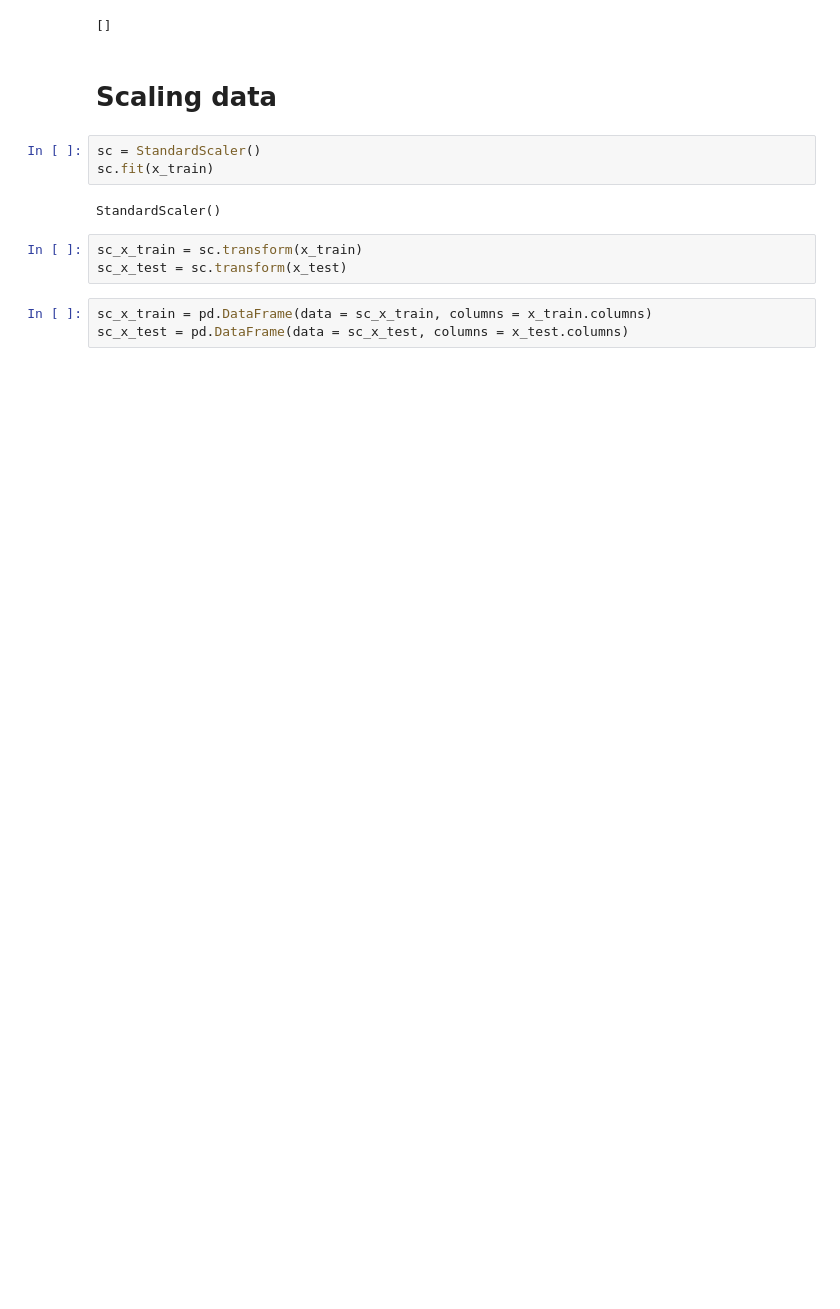
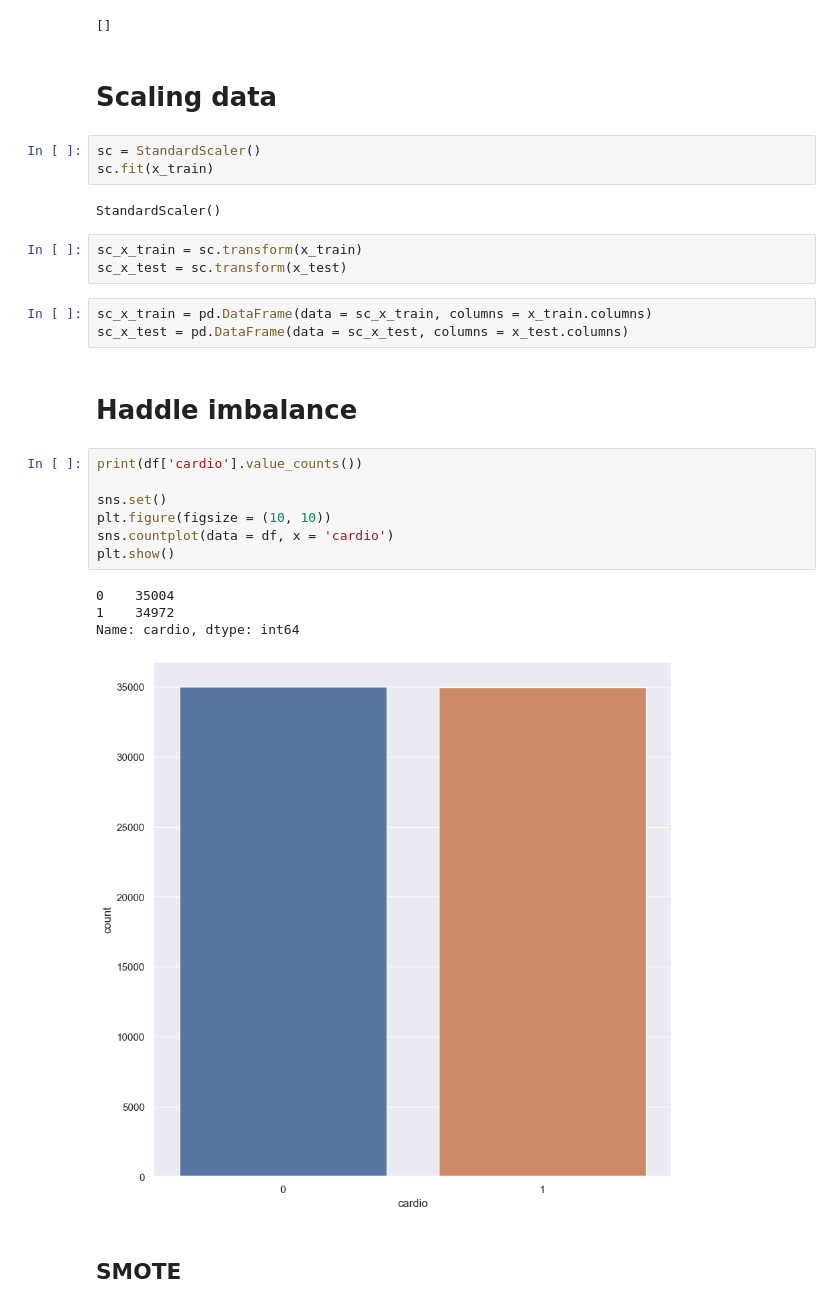
Before and after one commit to pinilDissanayaka/Cardiovascular-Disease-Prediction, a Jupyter notebook: Notebook/Model.ipynb, the cells around one changed output. Drawn from its saved outputs; the diff is of its cells as text; blank space fills up the shorter version.

```diff
--- a/Notebook/Model.ipynb
+++ b/Notebook/Model.ipynb
@@ -108,3 +108,19 @@ sc_x_test = sc.transform(x_test)
 # %%
 sc_x_train = pd.DataFrame(data = sc_x_train, columns = x_train.columns)
 sc_x_test = pd.DataFrame(data = sc_x_test, columns = x_test.columns)
+# %% [markdown]
+# Haddle imbalance
+# %%
+print(df['cardio'].value_counts())
+
+sns.set()
+plt.figure(figsize = (10, 10))
+sns.countplot(data = df, x = 'cardio')
+plt.show()
+# %% [output]
+0    35004
+1    34972
+Name: cardio, dtype: int64
+[figure, added]
+# %% [markdown]
+## SMOTE
```
Also changed, not shown: parts of 13 cells of this notebook.
